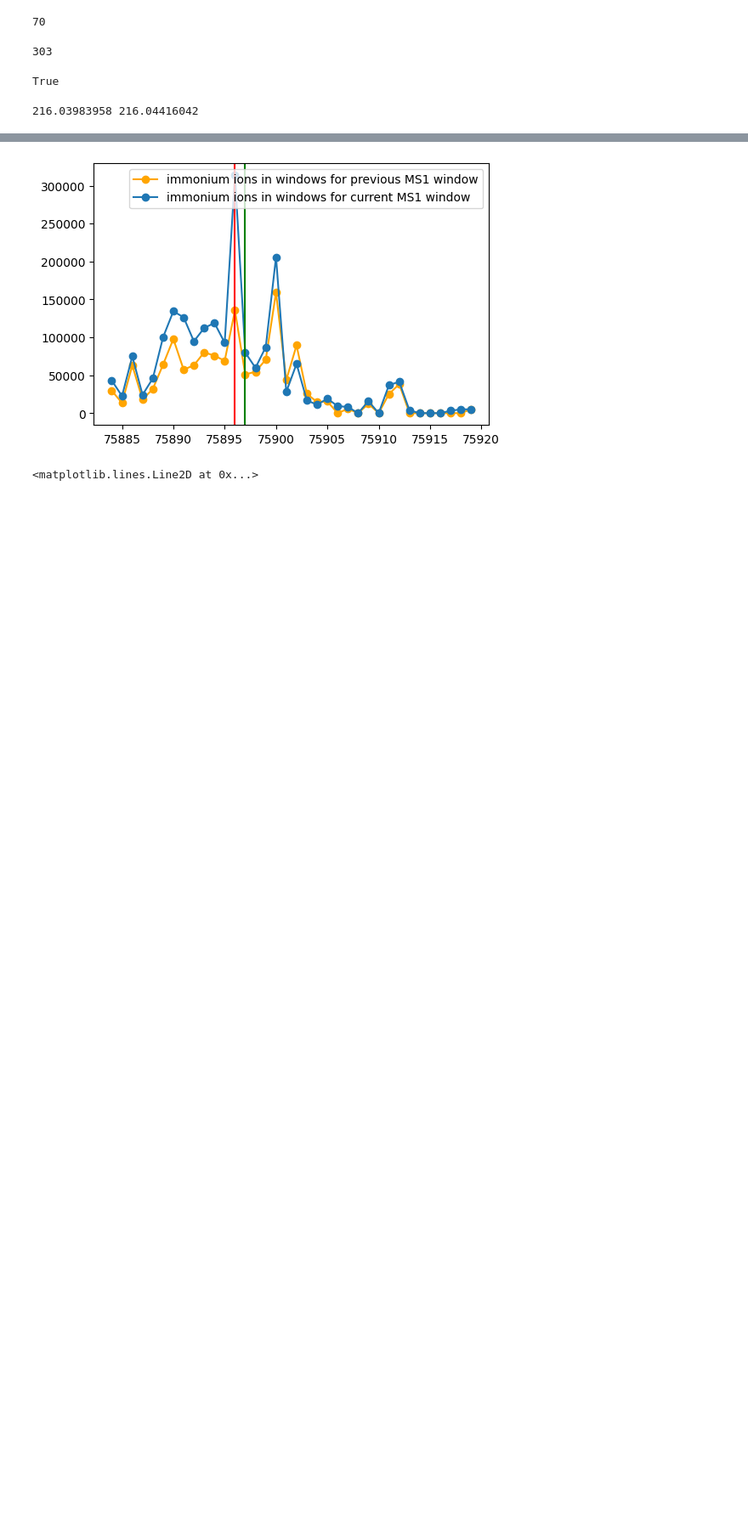
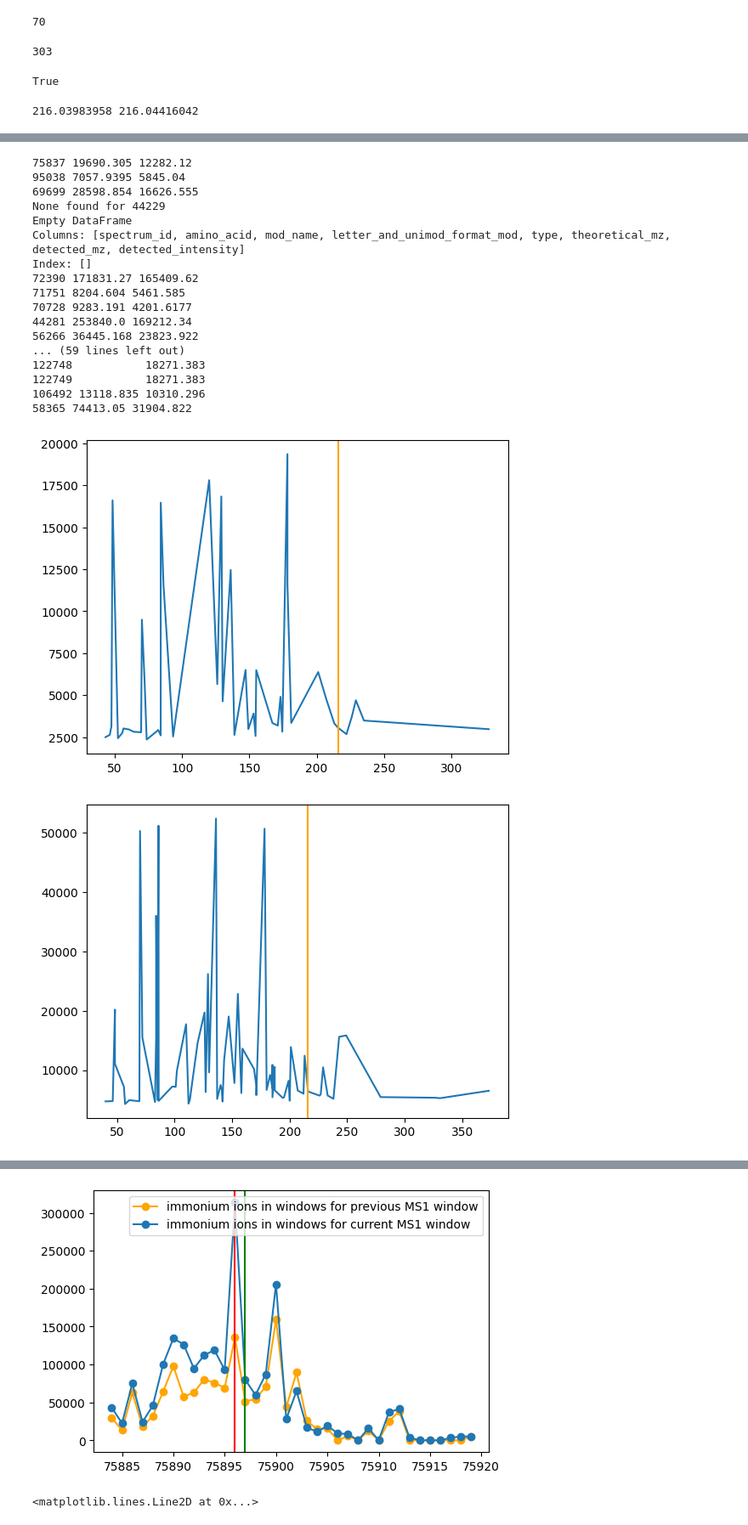
Before and after one commit to cschlaffner/PTMsearch, a Jupyter notebook: notebooks/diann_result_look.ipynb, the cells around one changed output, grey strips where cells are left out. Shown at 85% size. Saved outputs shown, nothing was run; the diff lists cells and outputs as text; code cells hidden in the pictures; blank space fills up the shorter version.

Commit message:
Add plot for ion leakage peak differences, improve sankey plots

```diff
--- a/notebooks/diann_result_look.ipynb
+++ b/notebooks/diann_result_look.ipynb
@@ -54,7 +54,7 @@ def get_detected_ions_for_mod(ions_df, amino_acid, mod_name):
     ions_df.insert(len(ions_df.columns), "id_numbers", [get_id_number(id) for id in ions_df["spectrum_id"]])
     return ions_df[np.logical_and(ions_df["amino_acid"] == amino_acid, ions_df["mod_name"] == mod_name)]
 # %%
-detected_ions_df = pd.read_csv("workflow_test_tolerance_snr3_10ppm/detected_ions.csv")
+detected_ions_df = pd.read_csv("../../data/workflow_test_tolerance_snr3_10ppm/detected_ions.csv")
 
 phospho_detected = get_detected_ions_for_mod(detected_ions_df, "Tyrosine", "Phospho")
 detected_ids_phopspho = phospho_detected["id_numbers"]
@@ -148,7 +150,12 @@ for id_number in not_in_phospho_detected_all:
         print(f"None found for {id_number}")
         print(detected_ions_df[detected_ions_df["spectrum_id"] == s.getNativeID()])
         continue
-    print(id_number, max_peak_intensity < s.get_peaks()[1].mean())
+    if max_peak_intensity < s.get_peaks()[1].mean():
+        plt.figure()
+        plt.plot(s.get_peaks()[0], s.get_peaks()[1])
+        plt.axvline(max_peak_mz, color="orange")
+        print(id_number, s.get_peaks()[1].mean(), max_peak_intensity)
+    else: print(id_number, max_peak_intensity < s.get_peaks()[1].mean())
 # %% [output]
 None found for 63363
 Empty DataFrame
@@ -169,0 +177,19 @@ Index: []
+75837 19690.305 12282.12
+95038 7057.9395 5845.04
+69699 28598.854 16626.555
+None found for 44229
+Empty DataFrame
+Columns: [spectrum_id, amino_acid, mod_name, letter_and_unimod_format_mod, type, theoretical_mz, detected_mz, detected_intensity]
+Index: []
+72390 171831.27 165409.62
+71751 8204.604 5461.585
+70728 9283.191 4201.6177
+44281 253840.0 169212.34
+56266 36445.168 23823.922
+... (59 lines left out)
+122748           18271.383
+122749           18271.383
+106492 13118.835 10310.296
+58365 74413.05 31904.822
+[figure, added]
+[figure, added]
```
Also changed, not shown: parts of 3 cells of this notebook, 2 other files.
